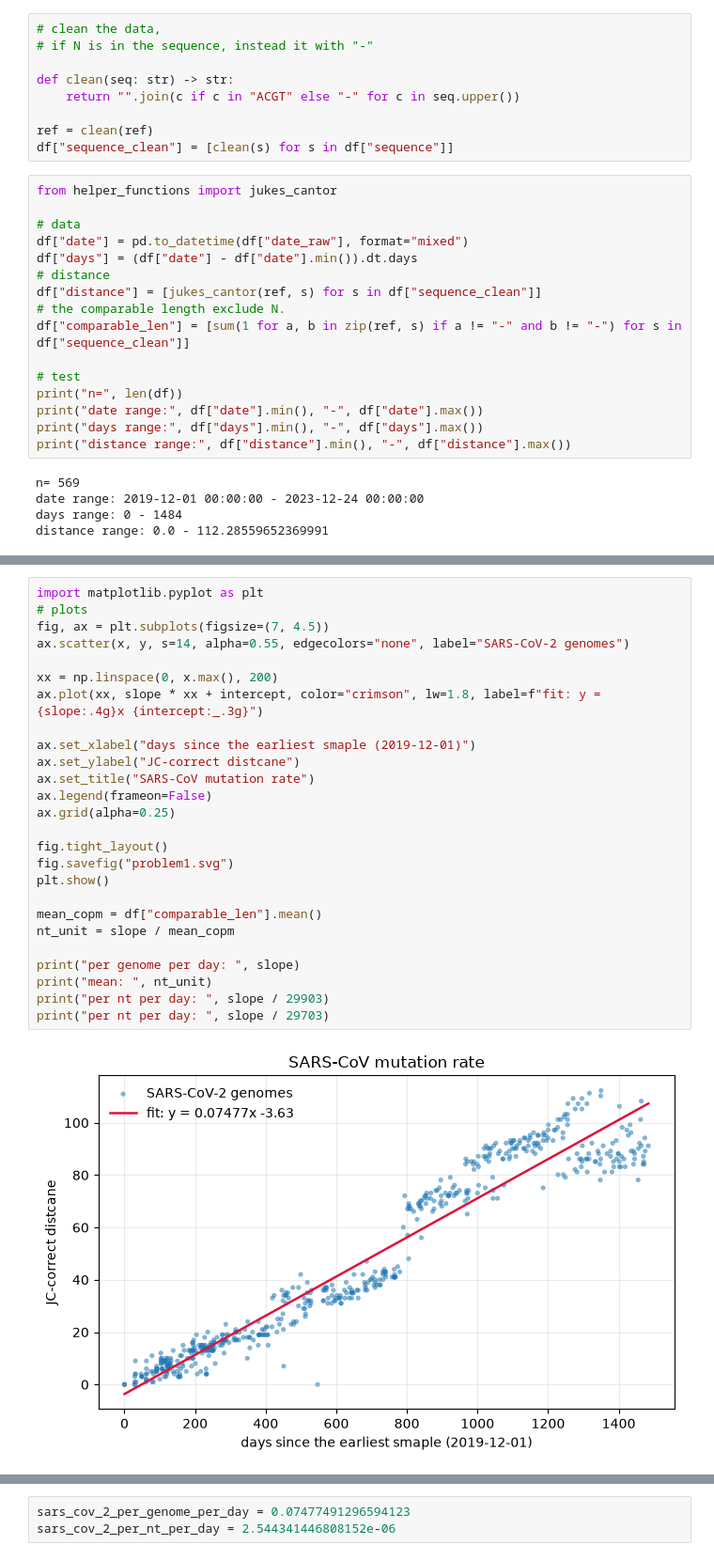
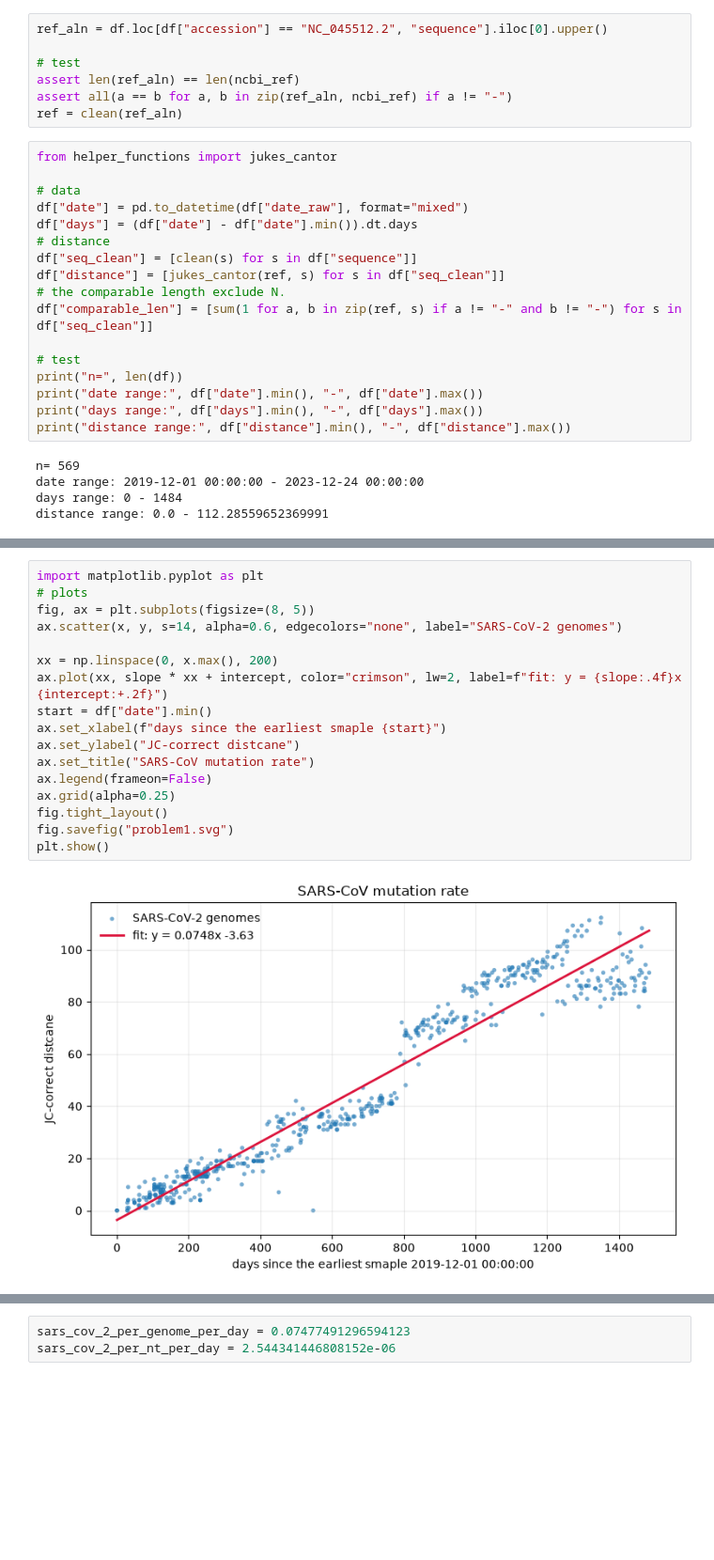
Before and after one commit to Shaelynnnn/assign_viral_evo, a Jupyter notebook: viral_evo_workbook.ipynb, the cells around one changed output, grey strips where cells are left out. Shown at 94% size. Drawn from its saved outputs; the diff is of its cells as text; blank space fills up the shorter version.

```diff
--- a/viral_evo_workbook.ipynb
+++ b/viral_evo_workbook.ipynb
@@ -98,12 +110,10 @@ df = pd.DataFrame(rows)
-# %%
-# clean the data,
-# if N is in the sequence, instead it with "-"
-
-def clean(seq: str) -> str:
-    return "".join(c if c in "ACGT" else "-" for c in seq.upper())
-
-ref = clean(ref)
-df["sequence_clean"] = [clean(s) for s in df["sequence"]]
+# %%
+ref_aln = df.loc[df["accession"] == "NC_045512.2", "sequence"].iloc[0].upper()
+
+# test
+assert len(ref_aln) == len(ncbi_ref)
+assert all(a == b for a, b in zip(ref_aln, ncbi_ref) if a != "-")
+ref = clean(ref_aln)
 # %%
 from helper_functions import jukes_cantor
 
@@ -111,9 +121,10 @@ from helper_functions import jukes_cantor
 df["date"] = pd.to_datetime(df["date_raw"], format="mixed")
 df["days"] = (df["date"] - df["date"].min()).dt.days
 # distance
-df["distance"] = [jukes_cantor(ref, s) for s in df["sequence_clean"]]
+df["seq_clean"] = [clean(s) for s in df["sequence"]]
+df["distance"] = [jukes_cantor(ref, s) for s in df["seq_clean"]]
 # the comparable length exclude N.
-df["comparable_len"] = [sum(1 for a, b in zip(ref, s) if a != "-" and b != "-") for s in df["sequence_clean"]]
+df["comparable_len"] = [sum(1 for a, b in zip(ref, s) if a != "-" and b != "-") for s in df["seq_clean"]]
 
 # test
 print("n=", len(df))
@@ -147,28 +156,19 @@ R^2:  0.9336565983460514
 # %%
 import matplotlib.pyplot as plt
 # plots
-fig, ax = plt.subplots(figsize=(7, 4.5))
-ax.scatter(x, y, s=14, alpha=0.55, edgecolors="none", label="SARS-CoV-2 genomes")
+fig, ax = plt.subplots(figsize=(8, 5))
+ax.scatter(x, y, s=14, alpha=0.6, edgecolors="none", label="SARS-CoV-2 genomes")
 
 xx = np.linspace(0, x.max(), 200)
-ax.plot(xx, slope * xx + intercept, color="crimson", lw=1.8, label=f"fit: y = {slope:.4g}x {intercept:_.3g}")
-
-ax.set_xlabel("days since the earliest smaple (2019-12-01)")
+ax.plot(xx, slope * xx + intercept, color="crimson", lw=2, label=f"fit: y = {slope:.4f}x {intercept:+.2f}")
+start = df["date"].min()
+ax.set_xlabel(f"days since the earliest smaple {start}")
 ax.set_ylabel("JC-correct distcane")
 ax.set_title("SARS-CoV mutation rate")
 ax.legend(frameon=False)
 ax.grid(alpha=0.25)
-
 fig.tight_layout()
 fig.savefig("problem1.svg")
 plt.show()
-
-mean_copm = df["comparable_len"].mean()
-nt_unit = slope / mean_copm
-
-print("per genome per day: ", slope)
-print("mean: ", nt_unit)
-print("per nt per day: ", slope / 29903)
-print("per nt per day: ", slope / 29703)
 # %% [output]
-[figure, old version]
+[figure, new version]
```
Also changed, not shown: parts of 22 cells of this notebook, 3 other files.
